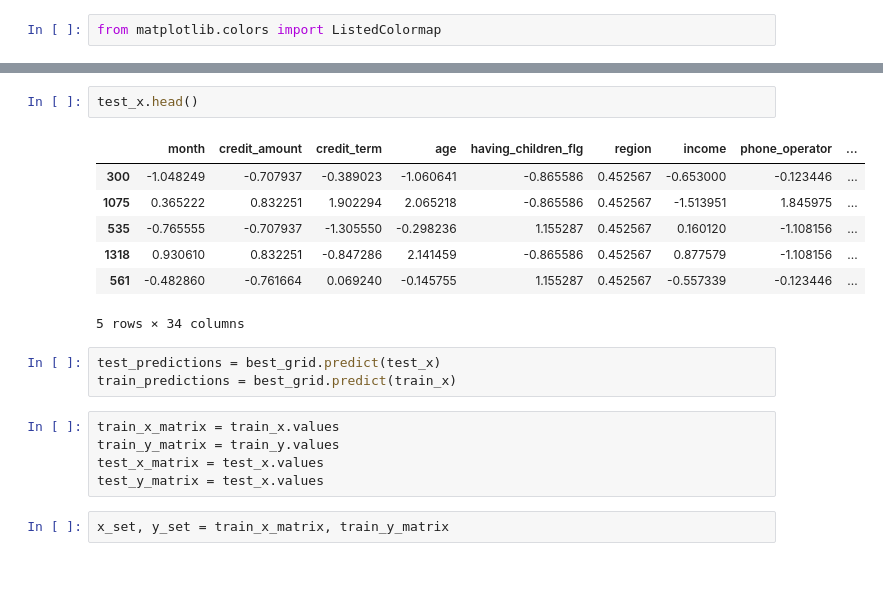
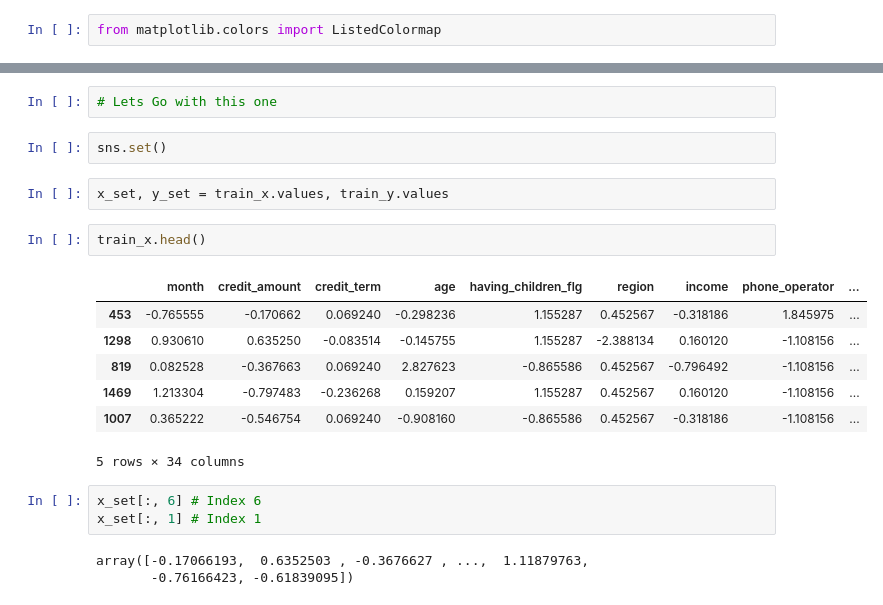
Before and after one commit to RozySky/Machine-Learning-Gizmoz, a Jupyter notebook: Good Or Bad.ipynb, the cells around one changed output, grey strips where cells are left out. Cells and saved outputs as stored; diff of their text form; blank space fills up the shorter version.

```diff
--- a/Good Or Bad.ipynb
+++ b/Good Or Bad.ipynb
@@ -464,20 +506,22 @@ from matplotlib.colors import ListedColormap
+# %%
+# Lets Go with this one
+# %%
+sns.set()
+# %%
+x_set, y_set = train_x.values, train_y.values
 # %%
-test_x.head()
+train_x.head()
 # %% [output]
 |  | month | credit_amount | credit_term | age | having_children_flg | region | income | phone_operator | ... |
-| 300 | -1.048249 | -0.707937 | -0.389023 | -1.060641 | -0.865586 | 0.452567 | -0.653000 | -0.123446 | ... |
-| 1075 | 0.365222 | 0.832251 | 1.902294 | 2.065218 | -0.865586 | 0.452567 | -1.513951 | 1.845975 | ... |
-| 535 | -0.765555 | -0.707937 | -1.305550 | -0.298236 | 1.155287 | 0.452567 | 0.160120 | -1.108156 | ... |
-| 1318 | 0.930610 | 0.832251 | -0.847286 | 2.141459 | -0.865586 | 0.452567 | 0.877579 | -1.108156 | ... |
-| 561 | -0.482860 | -0.761664 | 0.069240 | -0.145755 | 1.155287 | 0.452567 | -0.557339 | -0.123446 | ... |
+| 453 | -0.765555 | -0.170662 | 0.069240 | -0.298236 | 1.155287 | 0.452567 | -0.318186 | 1.845975 | ... |
+| 1298 | 0.930610 | 0.635250 | -0.083514 | -0.145755 | 1.155287 | -2.388134 | 0.160120 | -1.108156 | ... |
+| 819 | 0.082528 | -0.367663 | 0.069240 | 2.827623 | -0.865586 | 0.452567 | -0.796492 | -1.108156 | ... |
+| 1469 | 1.213304 | -0.797483 | -0.236268 | 0.159207 | 1.155287 | 0.452567 | 0.160120 | -1.108156 | ... |
+| 1007 | 0.365222 | -0.546754 | 0.069240 | -0.908160 | -0.865586 | 0.452567 | -0.318186 | -1.108156 | ... |
 5 rows × 34 columns
-# %%
-test_predictions = best_grid.predict(test_x)
-train_predictions = best_grid.predict(train_x)
-# %%
-train_x_matrix = train_x.values
-train_y_matrix = train_y.values
-test_x_matrix = test_x.values
-test_y_matrix = test_x.values
-# %%
-x_set, y_set = train_x_matrix, train_y_matrix
+# %%
+x_set[:, 6] # Index 6
+x_set[:, 1] # Index 1
+# %% [output]
+array([-0.17066193,  0.6352503 , -0.3676627 , ...,  1.11879763,
+       -0.76166423, -0.61839095])
```
Also changed, not shown: parts of 17 cells of this notebook.
